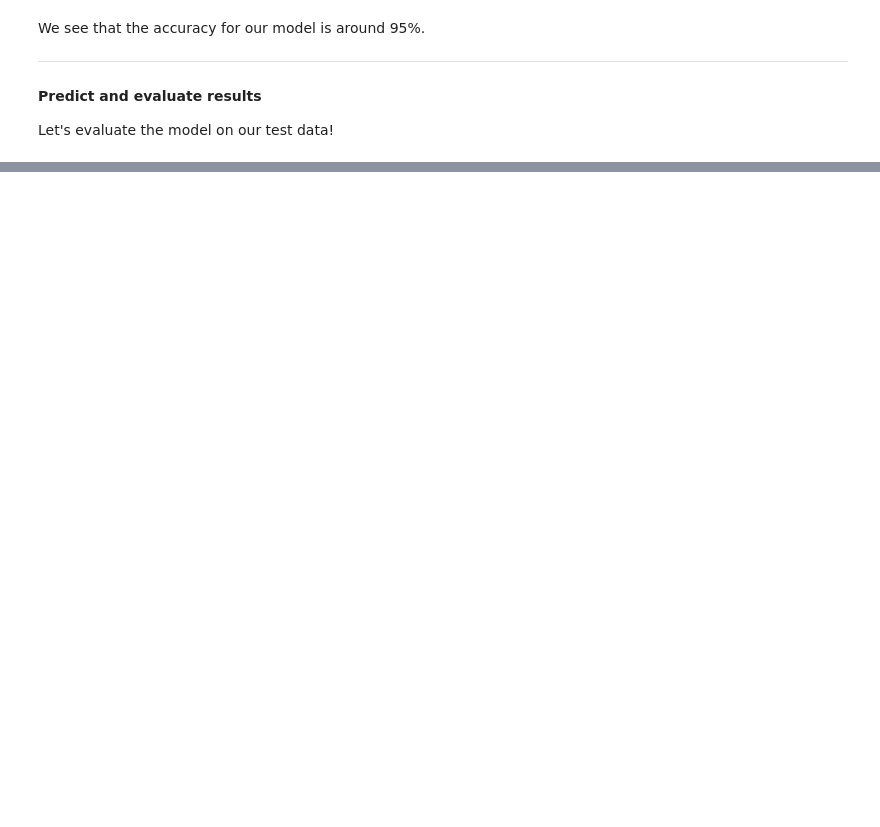
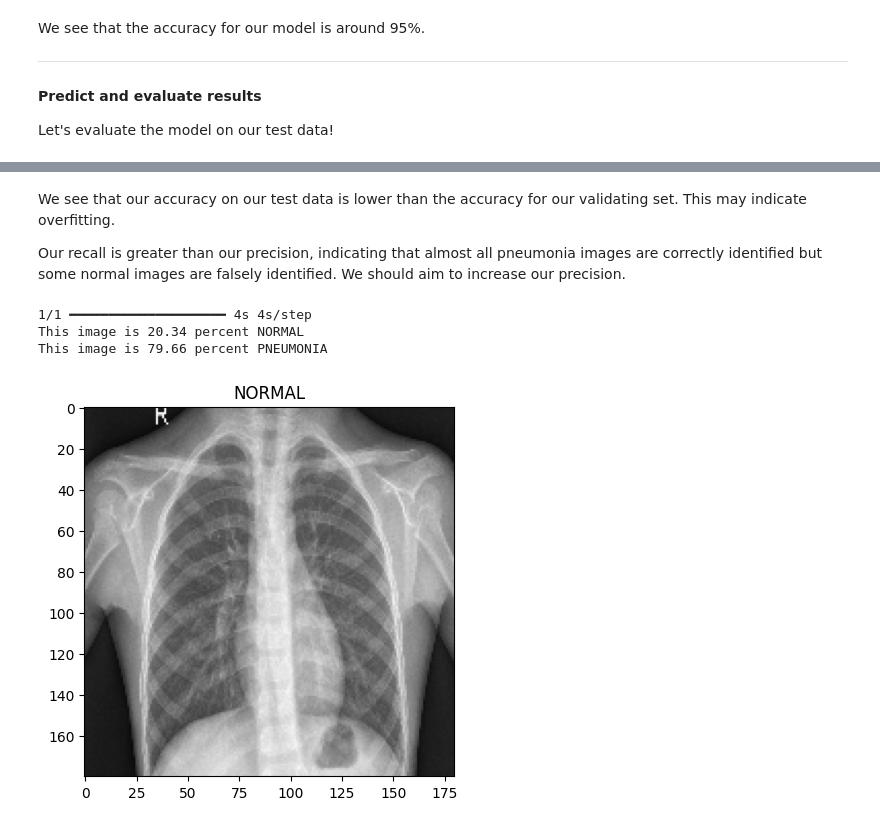
Before and after one commit to cstone157/jupyter_tensorflow2, a Jupyter notebook: tensor.org/tutorials/computer_vision/08-pneumonia-classification.ipynb, the cells around one changed output, grey strips where cells are left out. Cells and saved outputs as stored; diff of their text form; code cells hidden in the pictures; blank space fills up the shorter version.

Commit message:
Finished pneumonia class and started compact convulational transformsers

```diff
--- a/tensor.org/tutorials/computer_vision/08-pneumonia-classification.ipynb
+++ b/tensor.org/tutorials/computer_vision/08-pneumonia-classification.ipynb
@@ -383,0 +455,19 @@ model.evaluate(test_ds, return_dict=True)
+# %% [markdown]
+We see that our accuracy on our test data is lower than the accuracy for our validating set. This may indicate overfitting.
+
+Our recall is greater than our precision, indicating that almost all pneumonia images are correctly identified but some normal images are falsely identified. We should aim to increase our precision.
+# %%
+for image, label in test_ds.take(1):
+    plt.imshow(image[0] / 255.0)
+    plt.title(CLASS_NAMES[label[0].numpy()])
+
+prediction = model.predict(test_ds.take(1))[0]
+scores = [1 - prediction, prediction]
+
+for score, name in zip(scores, CLASS_NAMES):
+    print("This image is %.2f percent %s" % ((100 * score), name))
+# %% [output]
+1/1 ━━━━━━━━━━━━━━━━━━━━ 4s 4s/step
+This image is 20.34 percent NORMAL
+This image is 79.66 percent PNEUMONIA
+[figure, added]
```
Also changed, not shown: parts of 3 cells of this notebook, 1 other file.
